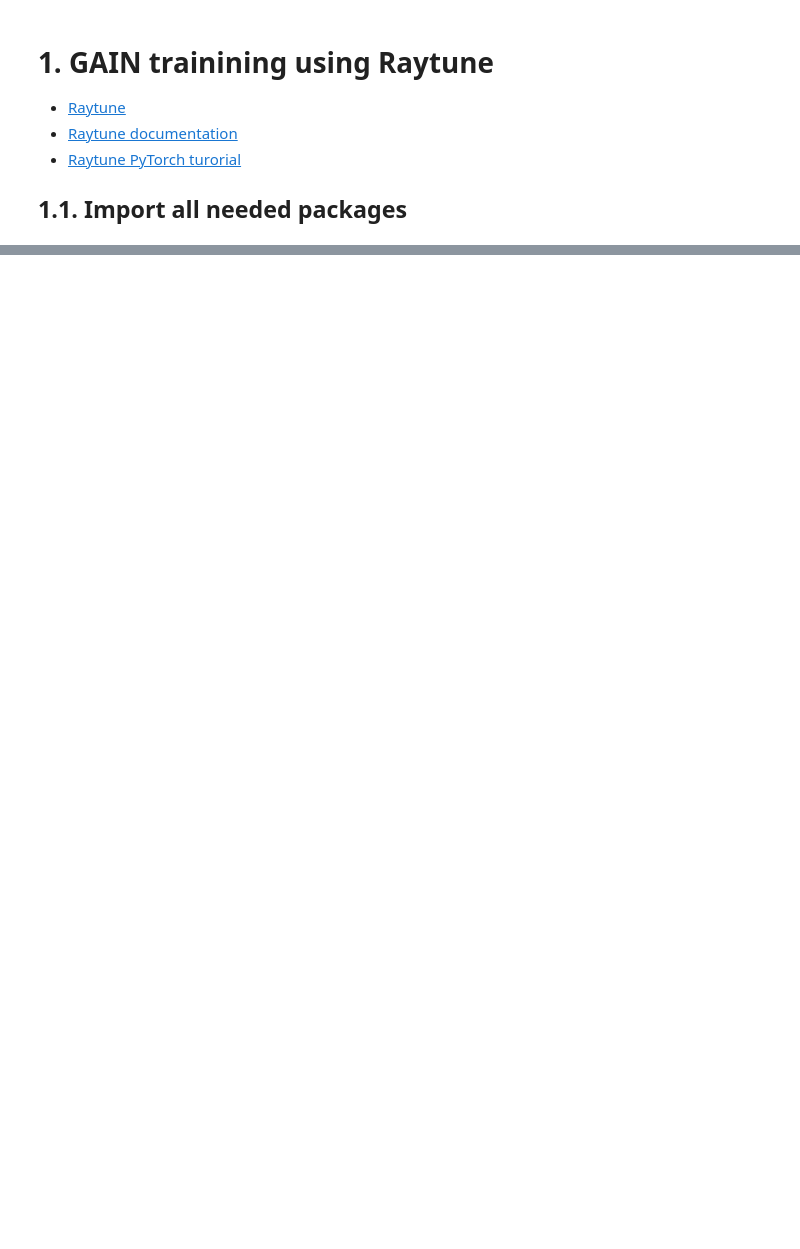
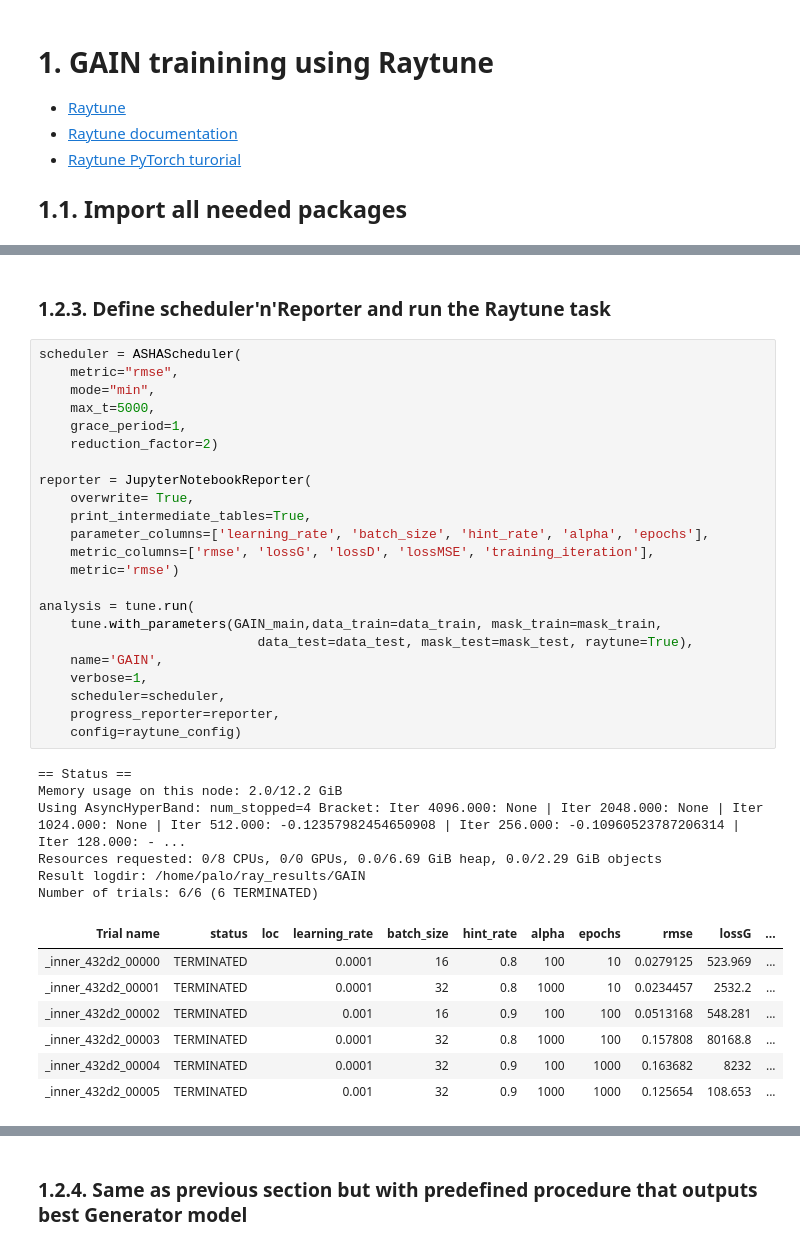
Before and after one commit to 5uperpalo/FIREMAN-project_imputation, a Jupyter notebook: examples/gain_training_using_raytune.ipynb, the cells around one changed output, grey strips where cells are left out. Cells and saved outputs as stored; diff of their text form; blank space fills up the shorter version.

```diff
--- a/examples/gain_training_using_raytune.ipynb
+++ b/examples/gain_training_using_raytune.ipynb
@@ -111,0 +53,39 @@ print('RMSE of test dataset is {}'.format(RMSE))
+# %% [markdown]
+### 1.2.3. Define scheduler'n'Reporter and run the Raytune task
+# %%
+scheduler = ASHAScheduler(
+    metric="rmse",
+    mode="min",
+    max_t=5000,
+    grace_period=1,
+    reduction_factor=2)
+
+reporter = JupyterNotebookReporter(
+    overwrite= True,
+    print_intermediate_tables=True,
+    parameter_columns=['learning_rate', 'batch_size', 'hint_rate', 'alpha', 'epochs'],
+    metric_columns=['rmse', 'lossG', 'lossD', 'lossMSE', 'training_iteration'],
+    metric='rmse')
+
+analysis = tune.run(
+    tune.with_parameters(GAIN_main,data_train=data_train, mask_train=mask_train,
+                            data_test=data_test, mask_test=mask_test, raytune=True),
+    name='GAIN',
+    verbose=1,
+    scheduler=scheduler,
+    progress_reporter=reporter,
+    config=raytune_config)
+# %% [output]
+== Status ==
+Memory usage on this node: 2.0/12.2 GiB
+Using AsyncHyperBand: num_stopped=4 Bracket: Iter 4096.000: None | Iter 2048.000: None | Iter 1024.000: None | Iter 512.000: -0.12357982454650908 | Iter 256.000: -0.10960523787206314 | Iter 128.000: - ...
+Resources requested: 0/8 CPUs, 0/0 GPUs, 0.0/6.69 GiB heap, 0.0/2.29 GiB objects
+Result logdir: /home/palo/ray_results/GAIN
+Number of trials: 6/6 (6 TERMINATED)
+| Trial name | status | loc | learning_rate | batch_size | hint_rate | alpha | epochs | rmse | lossG | ... |
+| _inner_432d2_00000 | TERMINATED |  | 0.0001 | 16 | 0.8 | 100 | 10 | 0.0279125 | 523.969 | ... |
+| _inner_432d2_00001 | TERMINATED |  | 0.0001 | 32 | 0.8 | 1000 | 10 | 0.0234457 | 2532.2 | ... |
+| _inner_432d2_00002 | TERMINATED |  | 0.001 | 16 | 0.9 | 100 | 100 | 0.0513168 | 548.281 | ... |
+| _inner_432d2_00003 | TERMINATED |  | 0.0001 | 32 | 0.8 | 1000 | 100 | 0.157808 | 80168.8 | ... |
+| _inner_432d2_00004 | TERMINATED |  | 0.0001 | 32 | 0.9 | 100 | 1000 | 0.163682 | 8232 | ... |
+| _inner_432d2_00005 | TERMINATED |  | 0.001 | 32 | 0.9 | 1000 | 1000 | 0.125654 | 108.653 | ... |
@@ -111,0 +93,2 @@ print('RMSE of test dataset is {}'.format(RMSE))
+# %% [markdown]
+### 1.2.4. Same as previous section but with predefined procedure that outputs best Generator model
```
Also changed, not shown: parts of 13 cells of this notebook, 19 other files.
